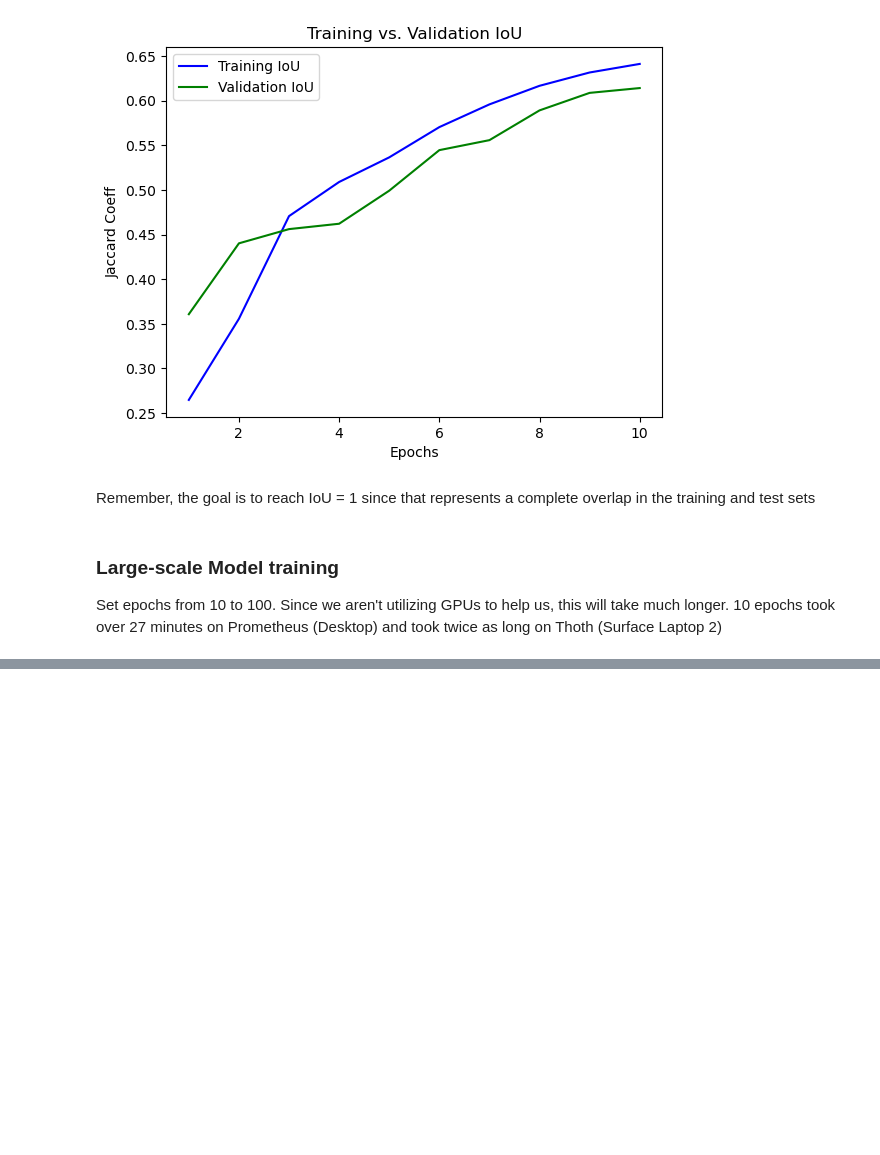
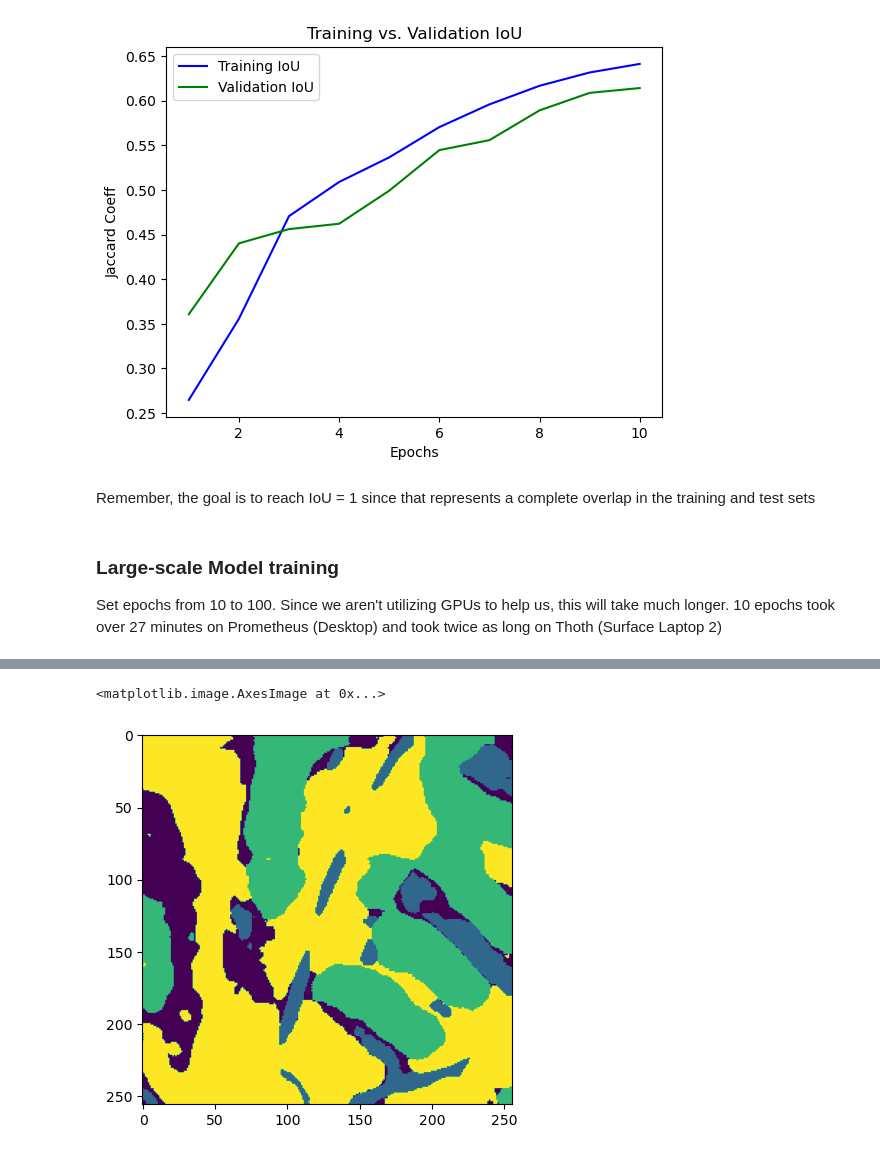
Before and after one commit to chancemusky/RemoteSensing, a Jupyter notebook: PythonSatelliteDeepLearningTutorial.ipynb, the cells around one changed output, grey strips where cells are left out. Cells and saved outputs as stored; diff of their text form; code cells hidden in the pictures; blank space fills up the shorter version.

```diff
--- a/PythonSatelliteDeepLearningTutorial.ipynb
+++ b/PythonSatelliteDeepLearningTutorial.ipynb
@@ -770,0 +858,6 @@ plt.show()
+# %%
+#Model prediction
+plt.imshow(predicted_image)
+# %% [output]
+<matplotlib.image.AxesImage at 0x...>
+[figure, added]
```
Also changed, not shown: parts of 34 cells of this notebook, 2 other files.
